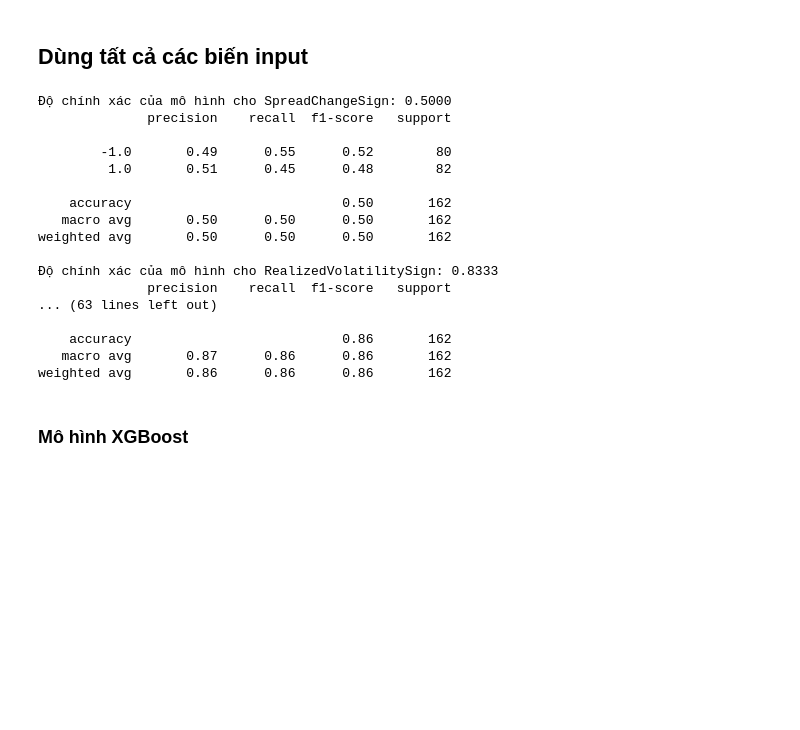
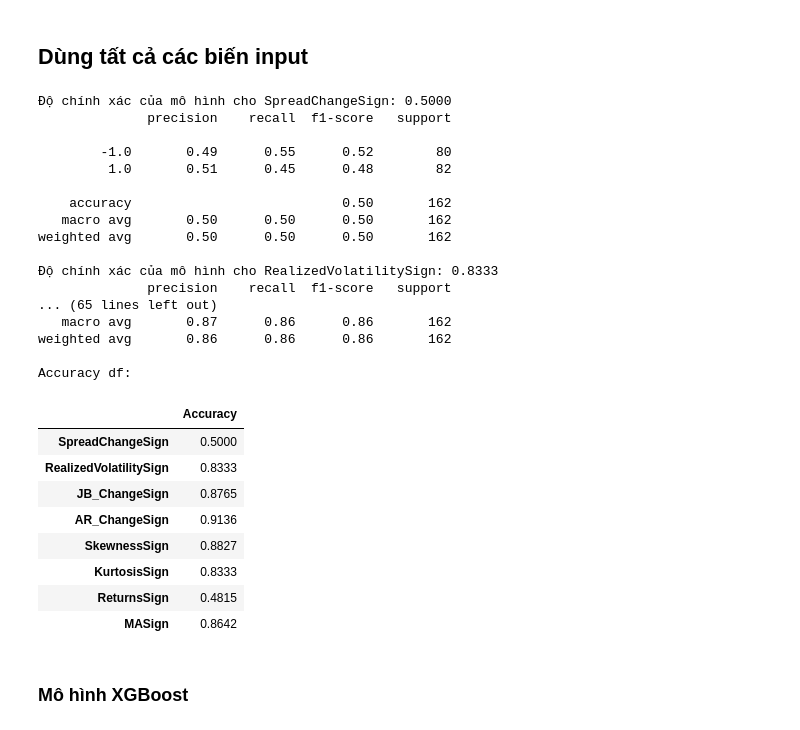
Before and after one commit to HoaPham119/thesis, a Jupyter notebook: code/binance_analysis.ipynb, the cells around one changed output. Drawn from its saved outputs; the diff is of its cells as text; code cells hidden in the pictures; blank space fills up the shorter version.

```diff
--- a/code/binance_analysis.ipynb
+++ b/code/binance_analysis.ipynb
@@ -371,42 +368,55 @@ weighted avg       0.59      0.59      0.59       162
 ## Dùng tất cả các biến input
 # %%
 train_cols = lst_input
+acc_df = pd.DataFrame(index=target_cols, columns=["Accuracy"])
 model_info = {}
 for col in list_output:
     X_train = train_data[col][train_cols]
     y_train = train_data[col][col]
     X_test = test_data[col][train_cols]
     y_test = test_data[col][col]
 
     model_info[col] = RandomForestClassifier(n_estimators=1000, random_state=42)
 
     model_info[col].fit(X_train, y_train)
 
     y_pred = model_info[col].predict(X_test)
 
     accuracy = accuracy_score(y_test, y_pred)
     report = classification_report(y_test, y_pred, output_dict=True)
 
     print(f"Độ chính xác của mô hình cho {col}: {accuracy:.4f}")
     print(classification_report(y_test, y_pred))
+    acc_df.loc[col, "Accuracy"] = f"{accuracy:.4f}"
+print("Accuracy df:")
+acc_df
 # %% [output]
 Độ chính xác của mô hình cho SpreadChangeSign: 0.5000
               precision    recall  f1-score   support
 
         -1.0       0.49      0.55      0.52        80
          1.0       0.51      0.45      0.48        82
 
     accuracy                           0.50       162
    macro avg       0.50      0.50      0.50       162
 weighted avg       0.50      0.50      0.50       162
 
 Độ chính xác của mô hình cho RealizedVolatilitySign: 0.8333
               precision    recall  f1-score   support
-... (63 lines left out)
-
-    accuracy                           0.86       162
+... (65 lines left out)
    macro avg       0.87      0.86      0.86       162
 weighted avg       0.86      0.86      0.86       162
+
+Accuracy df:
+|  | Accuracy |
+| SpreadChangeSign | 0.5000 |
+| RealizedVolatilitySign | 0.8333 |
+| JB_ChangeSign | 0.8765 |
+| AR_ChangeSign | 0.9136 |
+| SkewnessSign | 0.8827 |
+| KurtosisSign | 0.8333 |
+| ReturnsSign | 0.4815 |
+| MASign | 0.8642 |
 # %% [markdown]
 ### Mô hình XGBoost
 # %%
```
Also changed, not shown: parts of 9 cells of this notebook.
